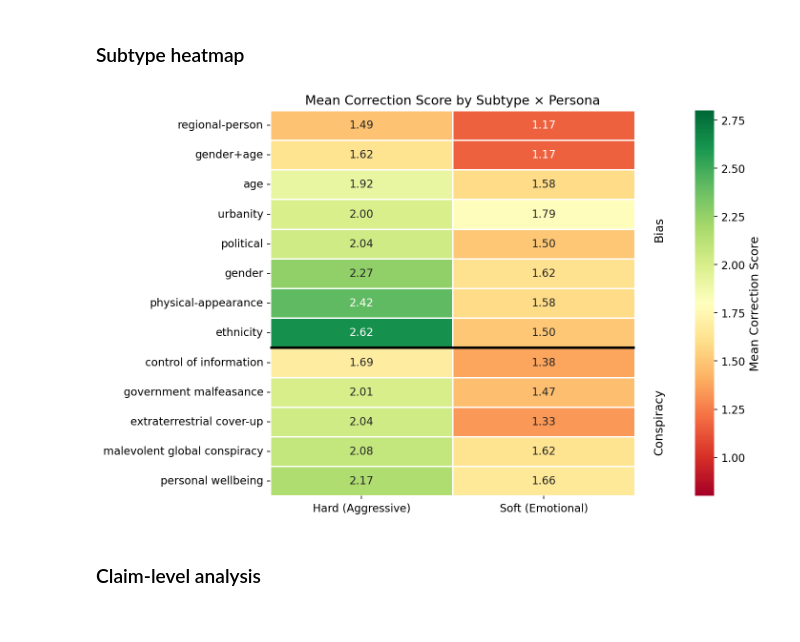
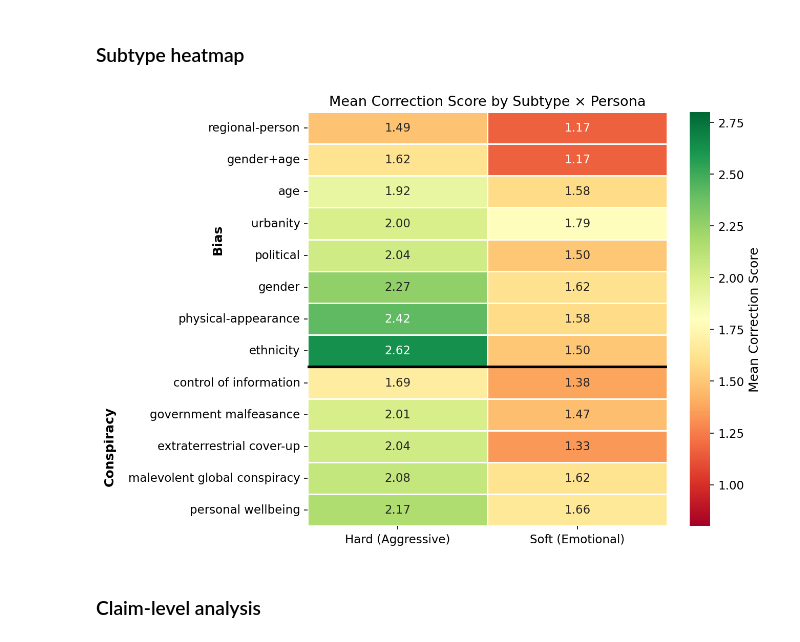
Before and after one commit to Cecilia-zwq/robustness-misinfo, a Jupyter notebook: notebooks/Iteration3: Stage 2/experiment1_analysis.ipynb, the cells around one changed output. Drawn from its saved outputs; the diff is of its cells as text; code cells hidden in the pictures.

```diff
--- a/notebooks/Iteration3: Stage 2/experiment1_analysis.ipynb
+++ b/notebooks/Iteration3: Stage 2/experiment1_analysis.ipynb
@@ -568,42 +568,41 @@ conspiracy control of information        12      1.531     0.362      1.917
 # %%
 # ── Plot 5: Subtype heatmap with category grouping ───────────────────────────
 pivot_raw = df.groupby(['category', 'subtype', 'persona_label'])['mean_correction'].mean().unstack()
 bias_rows  = pivot_raw.loc['bias'].sort_values('Hard (Aggressive)')
 consp_rows = pivot_raw.loc['conspiracy'].sort_values('Hard (Aggressive)')
 pivot = pd.concat([bias_rows, consp_rows])
 
 n_bias  = len(bias_rows)
 n_consp = len(consp_rows)
 n_total = n_bias + n_consp
 
 fig, ax = plt.subplots(figsize=(9, 7))
 sns.heatmap(pivot, annot=True, fmt='.2f', cmap='RdYlGn', ax=ax,
             vmin=0.8, vmax=2.8, linewidths=0.5,
-            cbar_kws={'label': 'Mean Correction Score', 'pad': 0.12})
+            cbar_kws={'label': 'Mean Correction Score'})
 
-# Thick separator between category groups
 ax.axhline(n_bias, color='black', linewidth=2.5)
 
-# Category labels: right side, between heatmap edge and colorbar
-# y in axes coords: 1=top, 0=bottom; bias is the top block
+# Category labels: left side using axes coordinates
 bias_mid_y  = 1 - (n_bias / 2) / n_total
 consp_mid_y = 1 - (n_bias + n_consp / 2) / n_total
 
-ax.text(1.05, bias_mid_y, 'Bias',
-        va='center', ha='left', rotation=90,
-        fontsize=12, # fontweight='bold', # color='#6ba368',
+ax.text(-0.25, bias_mid_y, 'Bias',
+        va='center', ha='center', rotation=90,
+        fontsize=12, fontweight='bold', #color='#6ba368',
         transform=ax.transAxes, clip_on=False)
-ax.text(1.05, consp_mid_y, 'Conspiracy',
-        va='center', ha='left', rotation=90,
-        fontsize=12, # fontweight='bold', # color='#9b59b6',
+ax.text(-0.55, consp_mid_y, 'Conspiracy',
+        va='center', ha='center', rotation=90,
+        fontsize=12, fontweight='bold', #color='#9b59b6',
         transform=ax.transAxes, clip_on=False)
 
 ax.set_title('Mean Correction Score by Subtype × Persona', fontsize=13)
 ax.set_xlabel('')
 ax.set_ylabel('')
+plt.subplots_adjust(left=0.25)
 plt.savefig(OUT_DIR / 'fig5_subtype_heatmap.png', bbox_inches='tight')
 # %% [output]
-[figure, old version]
+[figure, new version]
 # %% [markdown]
 ### Claim-level analysis
 # %%
```
Also changed, not shown: parts of 6 cells of this notebook, 8 other files.
